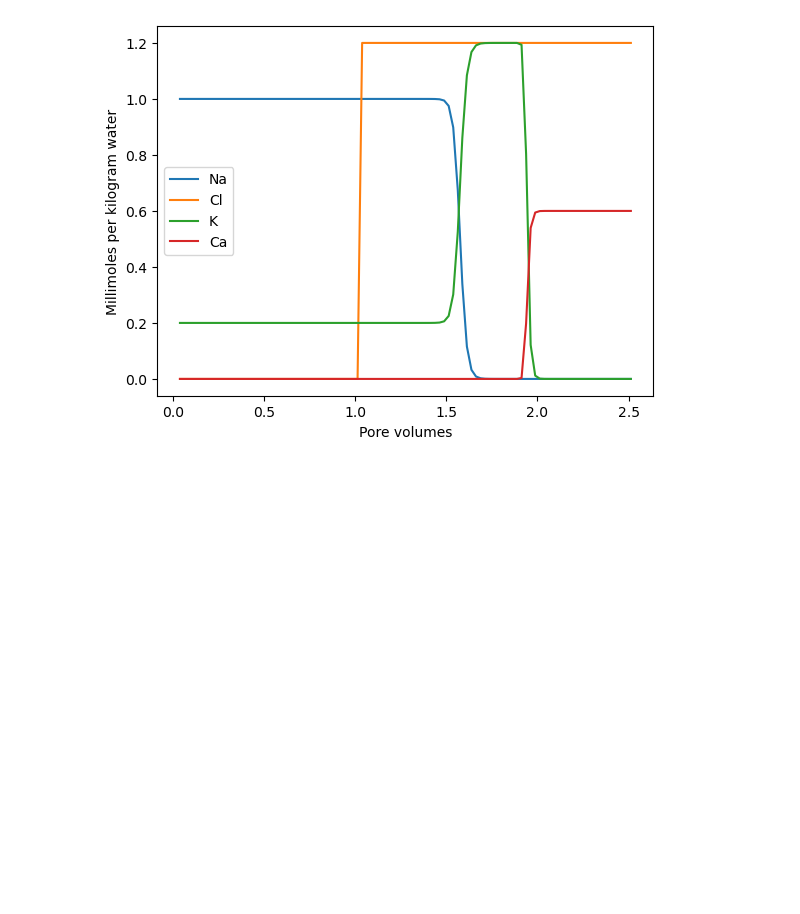
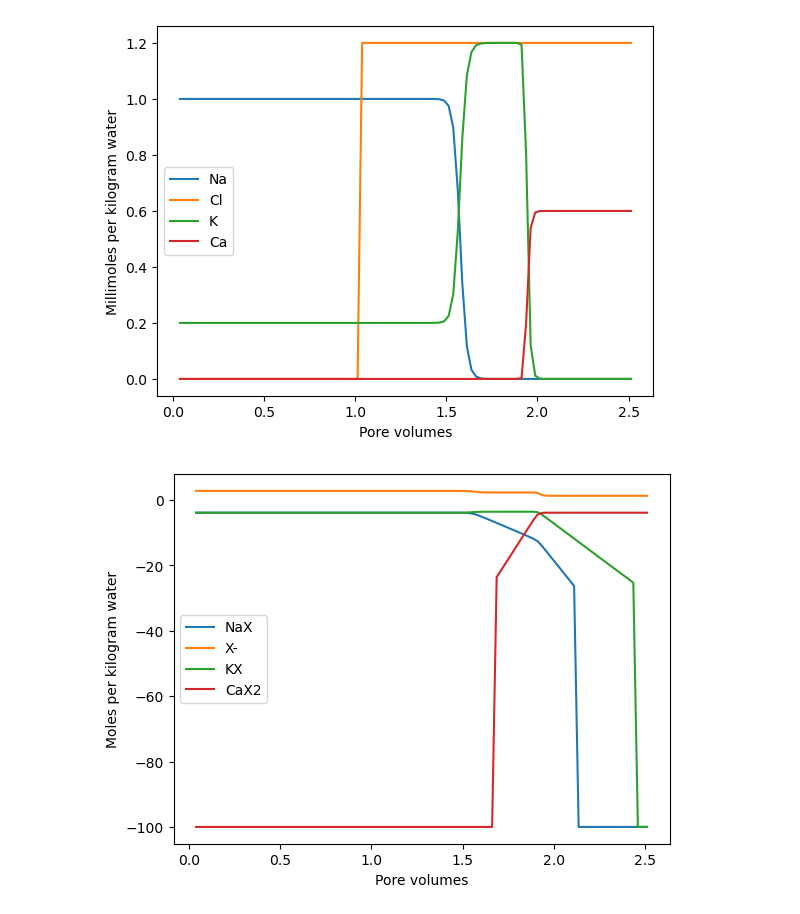
Before and after one commit to usgs-coupled-subtrees/vs2drt-src, a Jupyter notebook: swig/python/ex11-advect/ex11-advect.ipynb, the cells around one changed output. Drawn from its saved outputs; the diff is of its cells as text; code cells hidden in the pictures; blank space fills up the shorter version.

```diff
--- a/swig/python/ex11-advect/ex11-advect.ipynb
+++ b/swig/python/ex11-advect/ex11-advect.ipynb
@@ -165,0 +375,30 @@ step Na Cl K Ca Pore_vol
+# %%
+# Pre-Allocate Python Arrays for Outputs
+
+# Create empty NumPy arrays for molality totals (random values set as
+#   initial values for each of the 40 indices)
+solution_total_molality_Cl = np.empty((nxyz,), dtype=float)
+solution_total_molality_Na = np.empty((nxyz,), dtype=float)
+solution_total_molality_K  = np.empty((nxyz,), dtype=float)
+solution_total_molality_Ca = np.empty((nxyz,), dtype=float)
+
+exchange_X_species_log_molality_Xminus  = np.empty((nxyz,), dtype=float)
+exchange_X_species_log_molality_NaX  = np.empty((nxyz,), dtype=float)
+exchange_X_species_log_molality_KX  = np.empty((nxyz,), dtype=float)
+exchange_X_species_log_molality_CaX2  = np.empty((nxyz,), dtype=float)
+
+
+# Create empty NumPy arrays for components - will store molality results
+#   for each time step
+Na = np.empty((nsteps,nxyz), dtype=float)
+Cl = np.empty((nsteps,nxyz), dtype=float)
+K = np.empty((nsteps,nxyz), dtype=float)
+Ca = np.empty((nsteps,nxyz), dtype=float)
+
+NaX = np.empty((nsteps,nxyz), dtype=float)
+Xminus = np.empty((nsteps,nxyz), dtype=float)
+KX = np.empty((nsteps,nxyz), dtype=float)
+CaX2 = np.empty((nsteps,nxyz), dtype=float)
+
+# Create empty NumPy array for pore volumes
+por_volumes = np.empty((nsteps), dtype=float)
@@ -175,3 +502,16 @@ ax.legend()
 plt.show()
 # %% [output]
 [figure]
+# %%
+# Plot solid phase exchange species results
+fig, ax = plt.subplots()
+ax.plot(por_volumes, NaX[:,cell], label='NaX')
+ax.plot(por_volumes, Xminus[:,cell], label='X-')
+ax.plot(por_volumes, KX[:,cell],  label='KX')
+ax.plot(por_volumes, CaX2[:,cell], label='CaX2')
+ax.set_xlabel('Pore volumes')
+ax.set_ylabel('Moles per kilogram water')
+ax.legend()
+plt.show()
+# %% [output]
+[figure, added]
```
Also changed, not shown: parts of 42 cells of this notebook, 1 other file.
